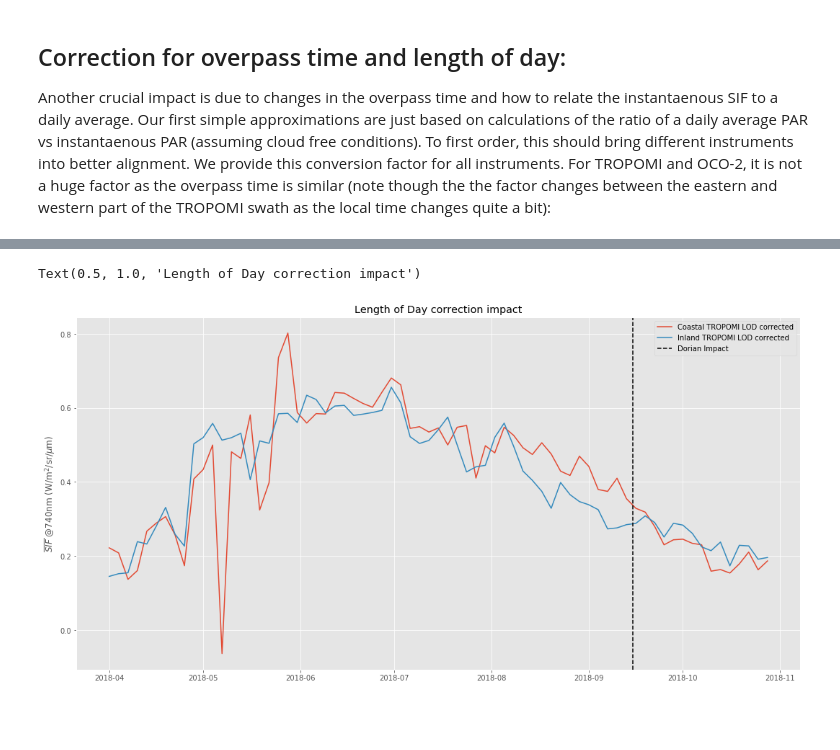
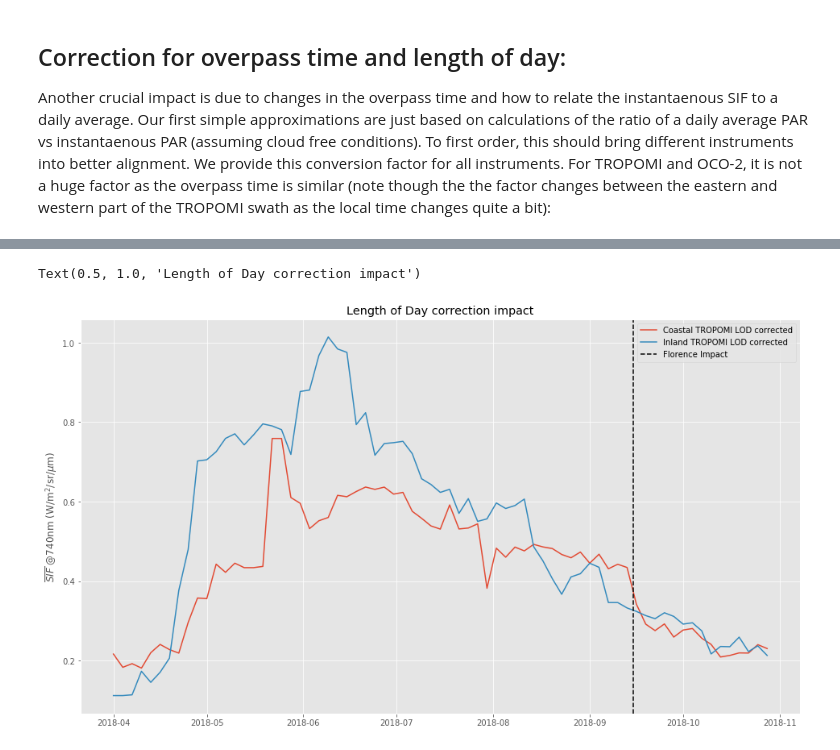
Before and after one commit to patrickcgray/sif_analysis, a Jupyter notebook: python/SIF Level 2 handling.ipynb, the cells around one changed output, grey strips where cells are left out. Drawn from its saved outputs; the diff is of its cells as text; code cells hidden in the pictures; blank space fills up the shorter version.

```diff
--- a/python/SIF Level 2 handling.ipynb
+++ b/python/SIF Level 2 handling.ipynb
@@ -125,6 +127,12 @@ latMin_cb = 34.8
 latMax_cb = 35.5
 lonMin_cb = -78
 lonMax_cb = -76
+
+# full ENC
+# latMin_cb = 34.063720
+# latMax_cb = 35.229775
+# lonMin_cb = -78.652436
+# lonMax_cb = -77.080399
 
 # Croatan National Forest
 latMin_cb = 34.749717
@@ -133,10 +141,10 @@ lonMin_cb = -77.211860
 lonMax_cb = -76.970352
 
 # Eastern NC from Wilmington to Beaufort including Water
-latMin_cb = 33.672924
-latMax_cb = 34.965403
-lonMin_cb = -78.113899
-lonMax_cb = -76.196812
+# latMin_cb = 33.672924
+# latMax_cb = 34.965403
+# lonMin_cb = -78.113899
+# lonMax_cb = -76.196812
 
 # SC at similar lat as ENC box
 # latMin_cb = 34.182868
@@ -145,10 +153,10 @@ lonMax_cb = -76.196812
 # lonMax_cb = -80.514915
 
 # Uwharrie National Forest
-latMin_cb = 35.322980
-latMax_cb = 35.439823
-lonMin_cb = -80.056851
-lonMax_cb = -79.987691
+# latMin_cb = 35.322980
+# latMax_cb = 35.439823
+# lonMin_cb = -80.056851
+# lonMax_cb = -79.987691
 
 # Ocean Bounding Box
 # latMin_cb = 33.777807
@@ -156,5 +164,5 @@ lonMax_cb = -79.987691
 # lonMin_cb = -77.162989
 # lonMax_cb = -76.626571
 # %%
-tropomi_nc = L2(path_tropomi+'*2018-[01][0123456789]*.nc', dict_tropomi,latMin_cb, latMax_cb, lonMin_cb, lonMax_cb )
+tropomi_nc_coastal = L2(path_tropomi+'*2018-[01][0123456789]*.nc', dict_tropomi,latMin_cb, latMax_cb, lonMin_cb, lonMax_cb )
 # %% [output]
@@ -162,4 +170,4 @@ opening  ../data/TROPOMI/nc_ungridded/TROPO_SIF_2018-05-21_ungridded.nc , # soun
 # %%
 # Again, convert tedious times in the files to something you can work with in python
 #oco2_iowa.time_python    = convert_time(oco2_iowa.time, t_unit_oco2, t_cal)
-tropomi_nc.time_python = convert_time(tropomi_nc.time, t_unit_tropomi, t_cal)
+tropomi_nc_coastal.time_python = convert_time(tropomi_nc_coastal.time, t_unit_tropomi, t_cal)
@@ -232,6 +282,7 @@ Another crucial impact is due to changes in the overpass time and how to relate
 # %%
 # Let's calculate the SIF timeseries including the length of day correction:
 # Do the same for the length of day correction
-#coastal_nc_timeseries_tropomiDC = sif_rMean(tropomi_nc.time_python, tropomi_nc.sif*tropomi_nc.dcCorr,dates, 3 )
-large_coastal_nc_timeseries_tropomiDC = sif_rMean(tropomi_nc.time_python, tropomi_nc.sif*tropomi_nc.dcCorr,dates, 3 )
+nc_coastal_timeseries_tropomi_dc = sif_rMean(tropomi_nc_coastal.time_python, tropomi_nc_coastal.sif*tropomi_nc_coastal.dcCorr,dates, 7 )
+nc_inland_timeseries_tropomi_dc = sif_rMean(tropomi_nc.time_python, tropomi_nc.sif*tropomi_nc.dcCorr,dates, 7 )
+#large_coastal_nc_timeseries_tropomiDC = sif_rMean(tropomi_nc.time_python, tropomi_nc.sif*tropomi_nc.dcCorr,dates, 3 )
 #large_inland_nc_timeseries_tropomiDC = sif_rMean(tropomi_nc.time_python, tropomi_nc.sif*tropomi_nc.dcCorr,dates, 3 )
@@ -256,11 +289,11 @@ array([ 0.22211424,  0.20848052,  0.13716576,  0.16078019,  0.26697165,
 # %%
 #plt.plot(dates, iowa_timeseries_oco2DC.mean*fac, label='OCO-2 LOD corrected')
-plt.plot(dates, large_coastal_nc_timeseries_tropomiDC.mean, label='Coastal TROPOMI LOD corrected')
-plt.plot(dates, large_inland_nc_timeseries_tropomiDC.mean, label='Inland TROPOMI LOD corrected')
-plt.axvline(x=dt.date(2018, 9, 15),label='Dorian Impact', c='black', linestyle="dashed")
+plt.plot(dates, nc_coastal_timeseries_tropomi_dc.mean, label='Coastal TROPOMI LOD corrected')
+plt.plot(dates, nc_inland_timeseries_tropomi_dc.mean, label='Inland TROPOMI LOD corrected')
+plt.axvline(x=dt.date(2018, 9, 15),label='Florence Impact', c='black', linestyle="dashed")
 plt.legend()
 plt.ylabel('$\overline{SIF}$ @740nm (W/m$^2$/sr/$\mu$m)')
 plt.title('Length of Day correction impact')
 # %% [output]
 Text(0.5, 1.0, 'Length of Day correction impact')
-[figure, old version]
+[figure, new version]
```
Also changed, not shown: parts of 14 cells of this notebook, 2 other files.
